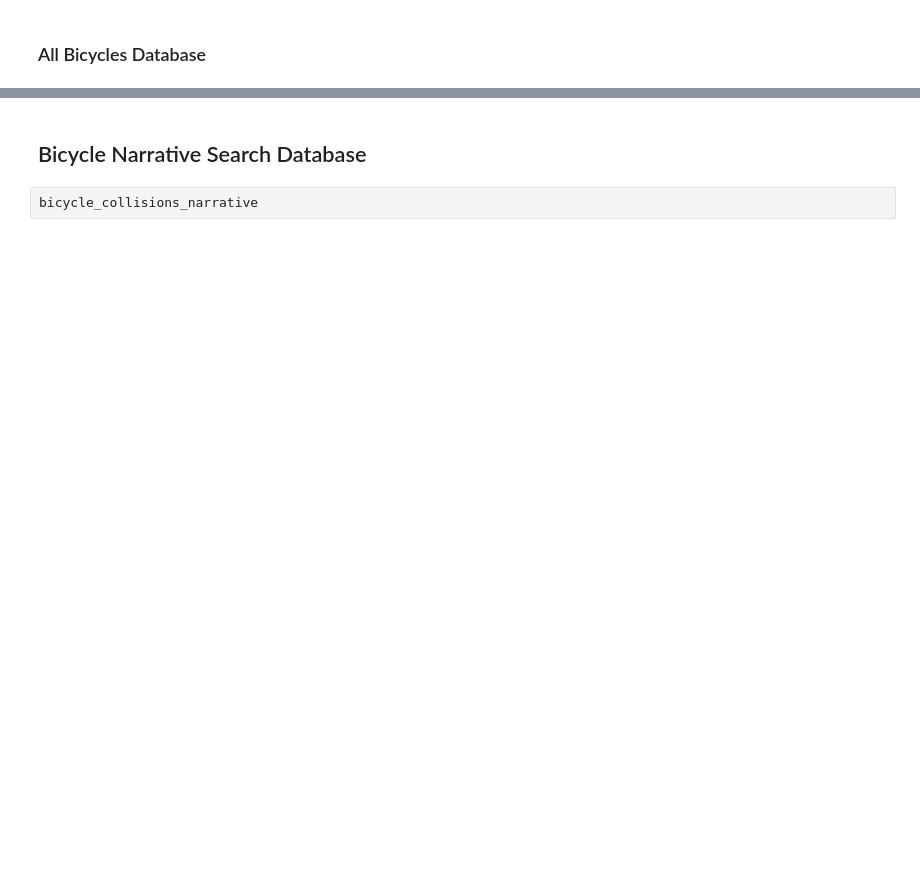
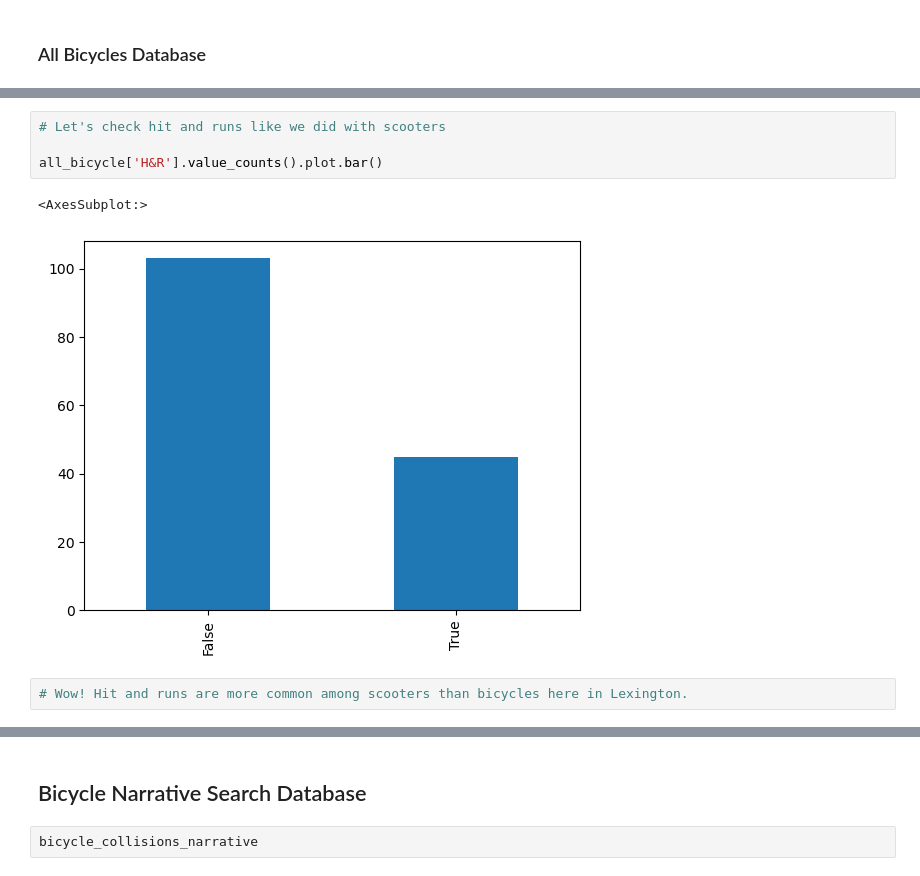
Before and after one commit to RealCaddish/LexingtonE-Scooter-Injury-Map, a Jupyter notebook: python/Fayette County E-Scooters Data.ipynb, the cells around one changed output, grey strips where cells are left out. Cells and saved outputs as stored; diff of their text form; blank space fills up the shorter version.

```diff
--- a/python/Fayette County E-Scooters Data.ipynb
+++ b/python/Fayette County E-Scooters Data.ipynb
@@ -261,0 +435,9 @@ all_bicycle
+# %%
+# Let's check hit and runs like we did with scooters
+
+all_bicycle['H&R'].value_counts().plot.bar()
+# %% [output]
+<AxesSubplot:>
+[figure, added]
+# %%
+# Wow! Hit and runs are more common among scooters than bicycles here in Lexington.
```
Also changed, not shown: parts of 31 cells of this notebook, 10 other files.
